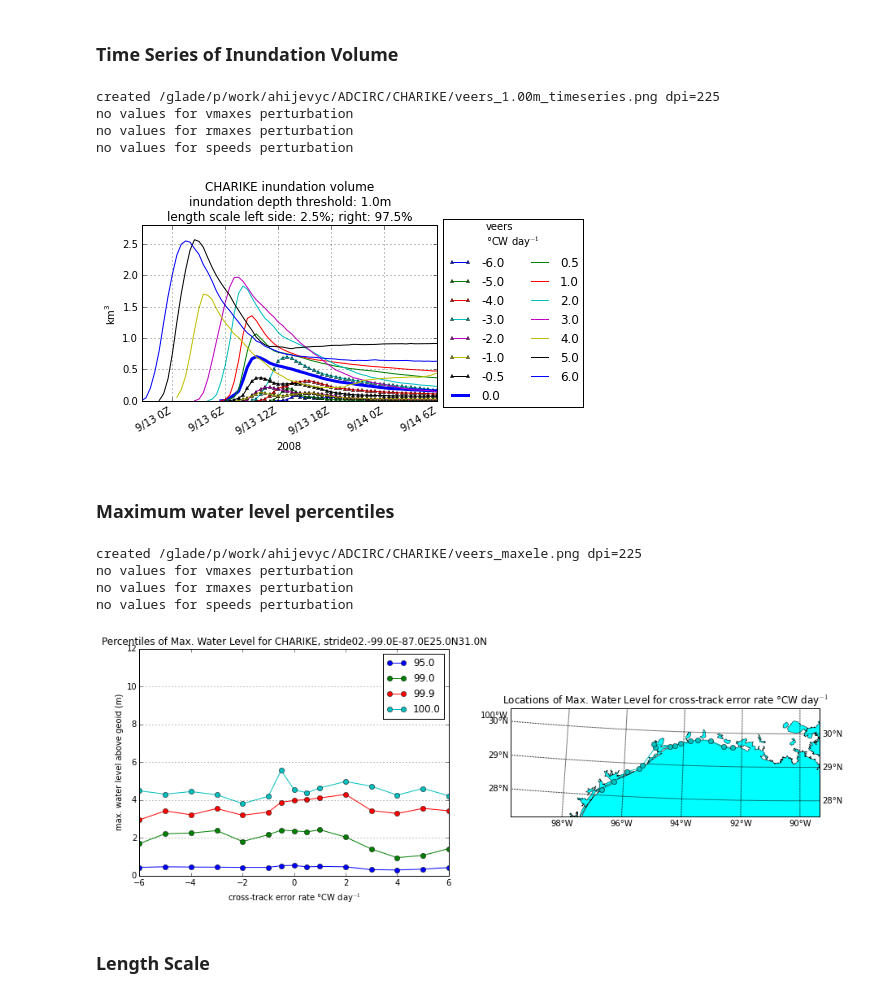
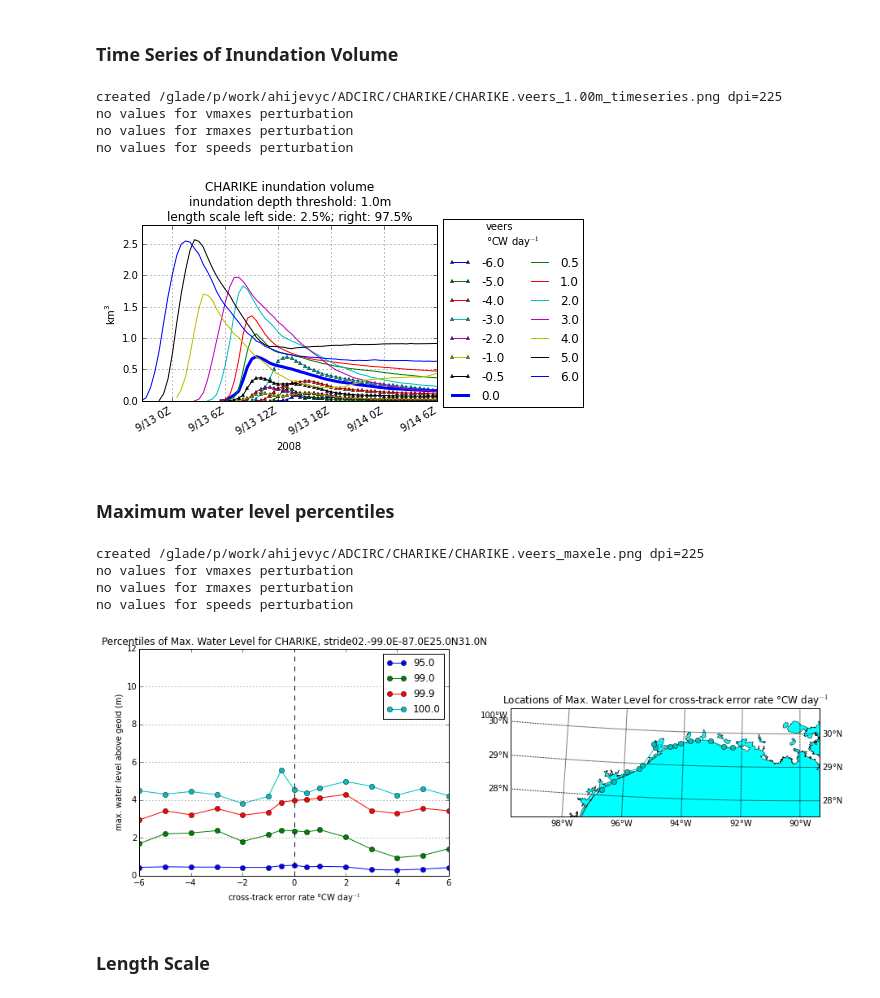
Before and after one commit to ahijevyc/ADCIRC, a Jupyter notebook: CHARIKE.ipynb, the cells around one changed output. Cells and saved outputs as stored; diff of their text form; code cells hidden in the pictures.

```diff
--- a/CHARIKE.ipynb
+++ b/CHARIKE.ipynb
@@ -152,7 +153,7 @@ def map_points(ax, lon, lat, **kwargs):
 # %% [markdown]
 ### Compare Control to NOAA Stations (IKE only)
 # %%
-if False and thisstorm.name == 'IKE':
+if True and thisstorm.name == 'IKE':
     import urllib, csv, re
     import cf_units # Provision of wrapper class to support UDUNITS-2, netcdftime calendar
 
@@ -190,7 +191,7 @@ if False and thisstorm.name == 'IKE':
             ax[0].grid()
             ax[0].plot(dt_time,y,label='ADCIRC')
             ax[0].set_title(id)
-            ax[0].set_xlim(left=dt.datetime(2008,9,11,12),right=dt.datetime(2008,9,14,6))
+            ax[0].set_xlim(left=dt.datetime(2008,9,11,0),right=dt.datetime(2008,9,14,12))
             ax[0].xaxis.set_major_formatter(dates.DateFormatter('%-m/%-d %-H'+'Z'))
             ax[0].xaxis.set_major_locator(dates.HourLocator(byhour=[0,12]))
             fig.autofmt_xdate()
@@ -227,7 +228,7 @@ if False and thisstorm.name == 'IKE':
 # %% [markdown]
 ### Compare control to USGS Sensors (IKE only)
 # %%
-if False and thisstorm.name == 'IKE':
+if True and thisstorm.name == 'IKE':
     # USGS stations in Open-File Report 2008-1365
     # Monitoring Inland Storm Surge and Flooding from Hurricane Ike in Texas and Louisiana, September 2008
     # By Jeffery W. East, Michael J. Turco, and Robert R. Mason, Jr.
@@ -431,9 +450,9 @@ for perturbation in [veers, vmaxes, rmaxes, speeds]:
 
     # put legend to the right of the current axis
     plt.legend(loc='center left', bbox_to_anchor=(1,0.5), title=perturbation.name+"\n"+perturbation.units, ncol=2)
-    status = mysavfig(perturbation.storm.basedir+perturbation.name+'_'+perturbation.Ithresh+'_timeseries.png',dpi=225)
+    status = mysavfig(perturbation.storm.basedir+perturbation.storm.name+'.'+perturbation.name+'_'+perturbation.Ithresh+'_timeseries.png',dpi=225)
 # %% [output]
-created /glade/p/work/ahijevyc/ADCIRC/CHARIKE/veers_1.00m_timeseries.png dpi=225
+created /glade/p/work/ahijevyc/ADCIRC/CHARIKE/CHARIKE.veers_1.00m_timeseries.png dpi=225
 no values for vmaxes perturbation
 no values for rmaxes perturbation
 no values for speeds perturbation
@@ -464,36 +483,37 @@ meshlon = meshlon[ibox]
 meshlat = meshlat[ibox]
 for perturbation in [veers, vmaxes, rmaxes, speeds]:
     if len(perturbation.values) == 0:
         print "no values for "+perturbation.name+" perturbation"
         continue
     fig, ax = plt.subplots(1,2,figsize=(15,5))
     ps = np.array([95,99,99.9,100])
     for p in ps:
         maxele = []
         for i, v in enumerate(perturbation):
             maxele.append(np.percentile(perturbation.maxele[i][ibox],p))
         line = ax[0].plot(perturbation.values,maxele,marker='o',label='%.1f'%p)
 
     imaxs = []
     for i, v in enumerate(perturbation):
         t = np.argmax(perturbation.maxele[i][ibox])
         imaxs.append(t)
 
     ax[0].set_ylabel('max. water level above geoid (m)')
     ax[0].set_title("Percentiles of Max. Water Level for "+thisstorm.name+", "+thisstorm.domain)
     ax[0].yaxis.grid()
     ax[0].set_ylim(0,12)
     legend = ax[0].legend(loc='best')
     ax[0].set_xlabel(perturbation.xlabel)
+    ax[0].axvline(x=0, linestyle='dashed', color='black')
     m = map_points(ax[1], meshlon[imaxs], meshlat[imaxs], marker='o', color=line[0].get_color())
     ax[1].set_title('Locations of Max. Water Level for '+perturbation.xlabel)
-    status = mysavfig(perturbation.storm.basedir+perturbation.name+'_maxele.png',dpi=225)
+    status = mysavfig(perturbation.storm.basedir+perturbation.storm.name+'.'+perturbation.name+'_maxele.png',dpi=225)
 # %% [output]
-created /glade/p/work/ahijevyc/ADCIRC/CHARIKE/veers_maxele.png dpi=225
+created /glade/p/work/ahijevyc/ADCIRC/CHARIKE/CHARIKE.veers_maxele.png dpi=225
 no values for vmaxes perturbation
 no values for rmaxes perturbation
 no values for speeds perturbation
-[figure, old version]
+[figure, new version]
 # %% [markdown]
 ### Length Scale
 # %% [markdown]
```
Also changed, not shown: parts of 9 cells of this notebook.
